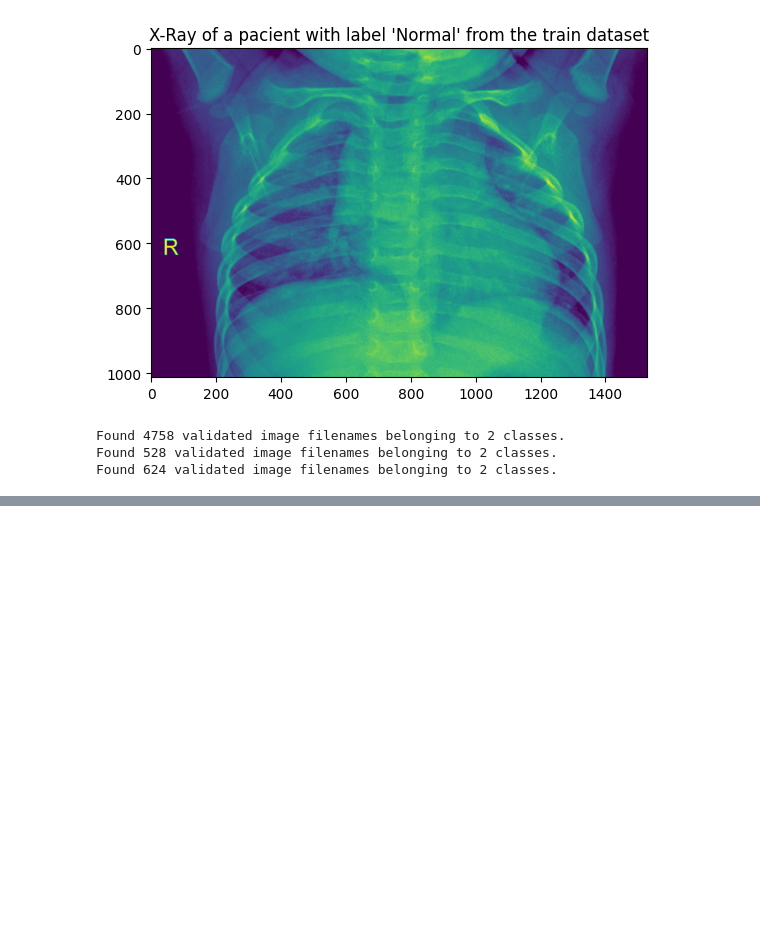
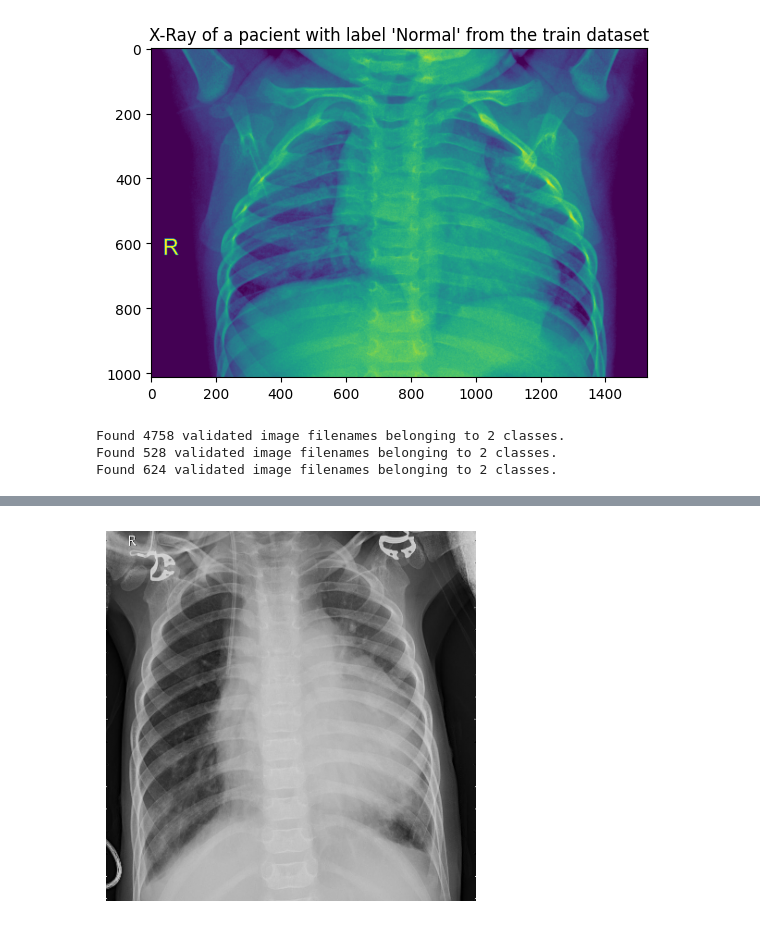
Before and after one commit to MPedraBento/chest-xray-pneumonia, a Jupyter notebook: chest.ipynb, the cells around one changed output, grey strips where cells are left out. Saved outputs shown, nothing was run; the diff lists cells and outputs as text; code cells hidden in the pictures; blank space fills up the shorter version.

```diff
--- a/chest.ipynb
+++ b/chest.ipynb
@@ -73,2 +80,4 @@ def sel_train_test(dataframe, train_test):
+# %%
+IMAGE_DIM = 400
 # %%
 PATH = './Coronahack-Chest-XRay-Dataset/'
@@ -254,0 +278,2 @@ plt.show()
+# %%
+file_name_1 = 'person108_bacteria_507.jpeg'
@@ -254,0 +285,6 @@ plt.show()
+# %%
+img_saliency = cv2.imread('./Coronahack-Chest-XRay-Dataset/test/' + file_name_1)
+# %%
+img_saliency = cv2.resize(img_saliency, (IMAGE_DIM, IMAGE_DIM))
+img_saliency = img_saliency / 255.
+img_saliency_batched = np.expand_dims(img_saliency, axis=0)
@@ -254,0 +296,6 @@ plt.show()
+# %%
+plt.imshow(img_saliency)
+plt.axis('off')
+plt.show()
+# %% [output]
+[figure, added]
```
Also changed, not shown: parts of 27 cells of this notebook.
